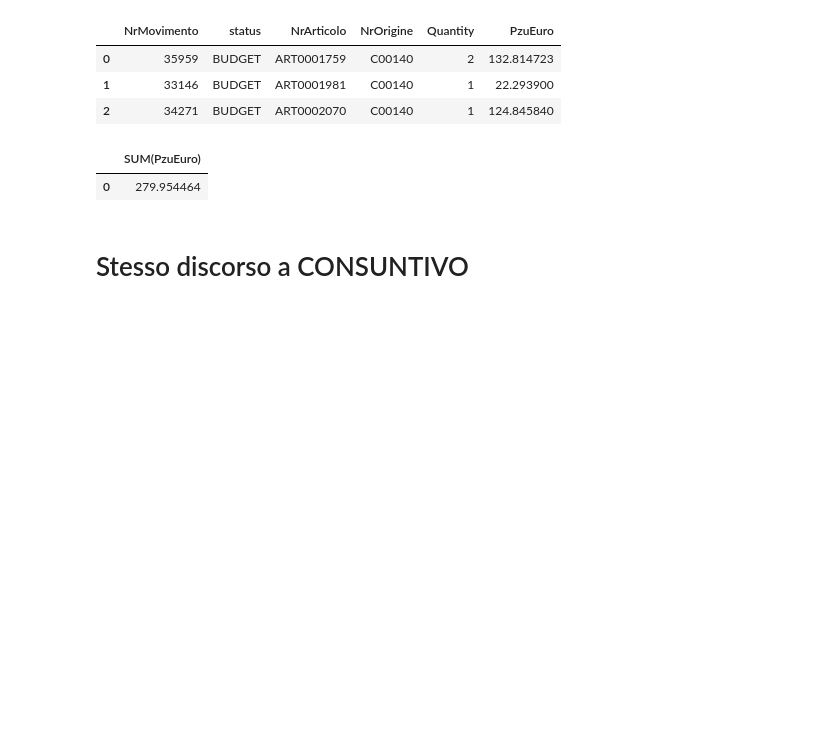
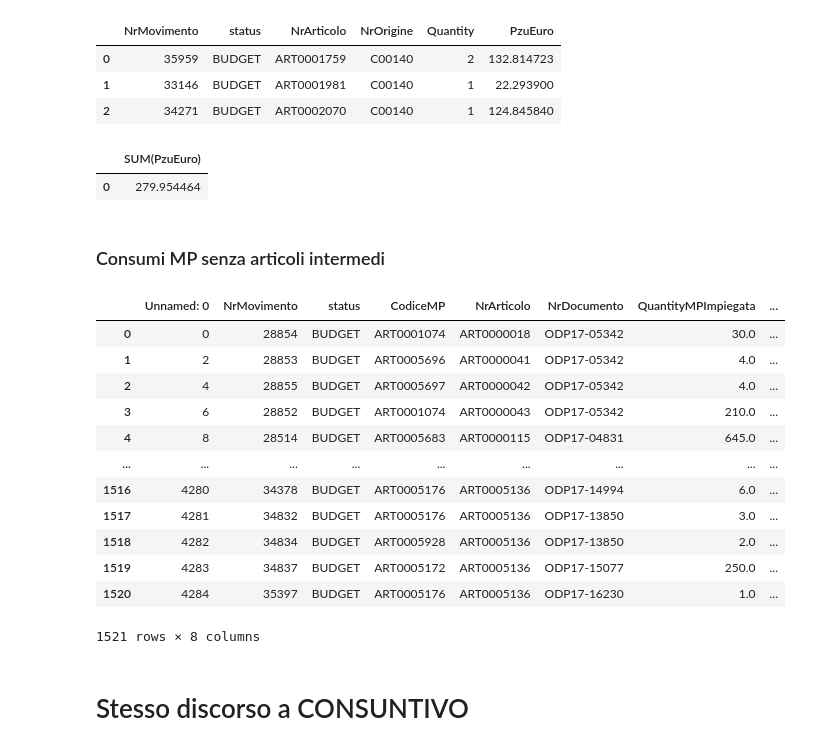
Before and after one commit to VinciGit00/SCGProject, a Jupyter notebook: Datasets/DataElaboration/totalealin.ipynb, the cells around one changed output. Drawn from its saved outputs; the diff is of its cells as text; code cells hidden in the pictures; blank space fills up the shorter version.

Commit message:
creato nuove var consumi senza articoli intermedi

```diff
--- a/Datasets/DataElaboration/totalealin.ipynb
+++ b/Datasets/DataElaboration/totalealin.ipynb
@@ -584,6 +584,25 @@ sommaBudget
 # %% [output]
 |  | SUM(PzuEuro) |
 | 0 | 279.954464 |
+# %% [markdown]
+### Consumi MP senza articoli intermedi
+# %%
+consumiBNOArtInterm = sqldf('''select * from consumiB where NrArticolo not in (select CodiceMP from mpIntermediB)''')
+consumiBNOArtInterm
+# %% [output]
+|  | Unnamed: 0 | NrMovimento | status | CodiceMP | NrArticolo | NrDocumento | QuantityMPImpiegata | ... |
+| 0 | 0 | 28854 | BUDGET | ART0001074 | ART0000018 | ODP17-05342 | 30.0 | ... |
+| 1 | 2 | 28853 | BUDGET | ART0005696 | ART0000041 | ODP17-05342 | 4.0 | ... |
+| 2 | 4 | 28855 | BUDGET | ART0005697 | ART0000042 | ODP17-05342 | 4.0 | ... |
+| 3 | 6 | 28852 | BUDGET | ART0001074 | ART0000043 | ODP17-05342 | 210.0 | ... |
+| 4 | 8 | 28514 | BUDGET | ART0005683 | ART0000115 | ODP17-04831 | 645.0 | ... |
+| ... | ... | ... | ... | ... | ... | ... | ... | ... |
+| 1516 | 4280 | 34378 | BUDGET | ART0005176 | ART0005136 | ODP17-14994 | 6.0 | ... |
+| 1517 | 4281 | 34832 | BUDGET | ART0005176 | ART0005136 | ODP17-13850 | 3.0 | ... |
+| 1518 | 4282 | 34834 | BUDGET | ART0005928 | ART0005136 | ODP17-13850 | 2.0 | ... |
+| 1519 | 4283 | 34837 | BUDGET | ART0005172 | ART0005136 | ODP17-15077 | 250.0 | ... |
+| 1520 | 4284 | 35397 | BUDGET | ART0005176 | ART0005136 | ODP17-16230 | 1.0 | ... |
+1521 rows × 8 columns
 # %% [markdown]
 # Stesso discorso a CONSUNTIVO
 # %%
```
Also changed, not shown: parts of 6 cells of this notebook.
